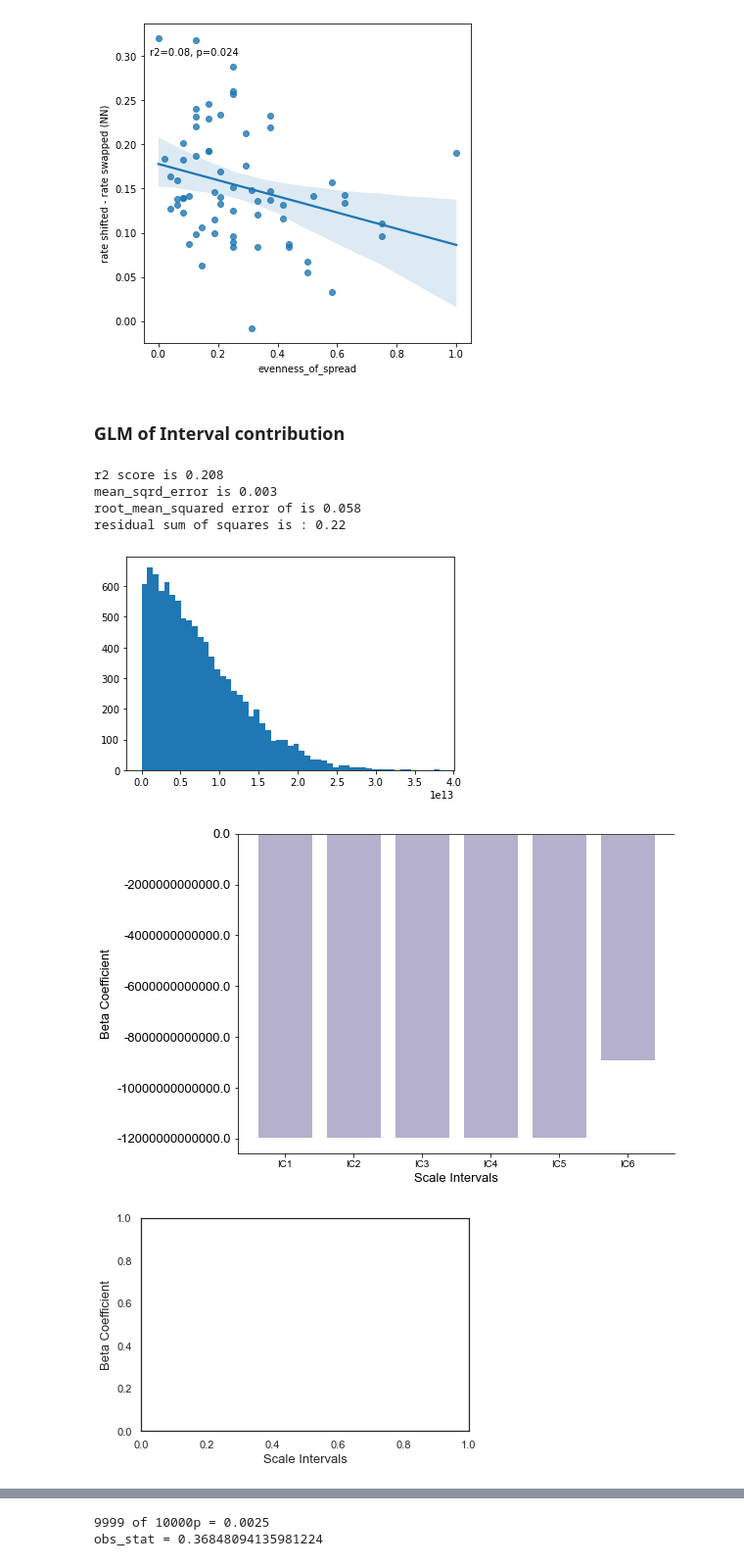
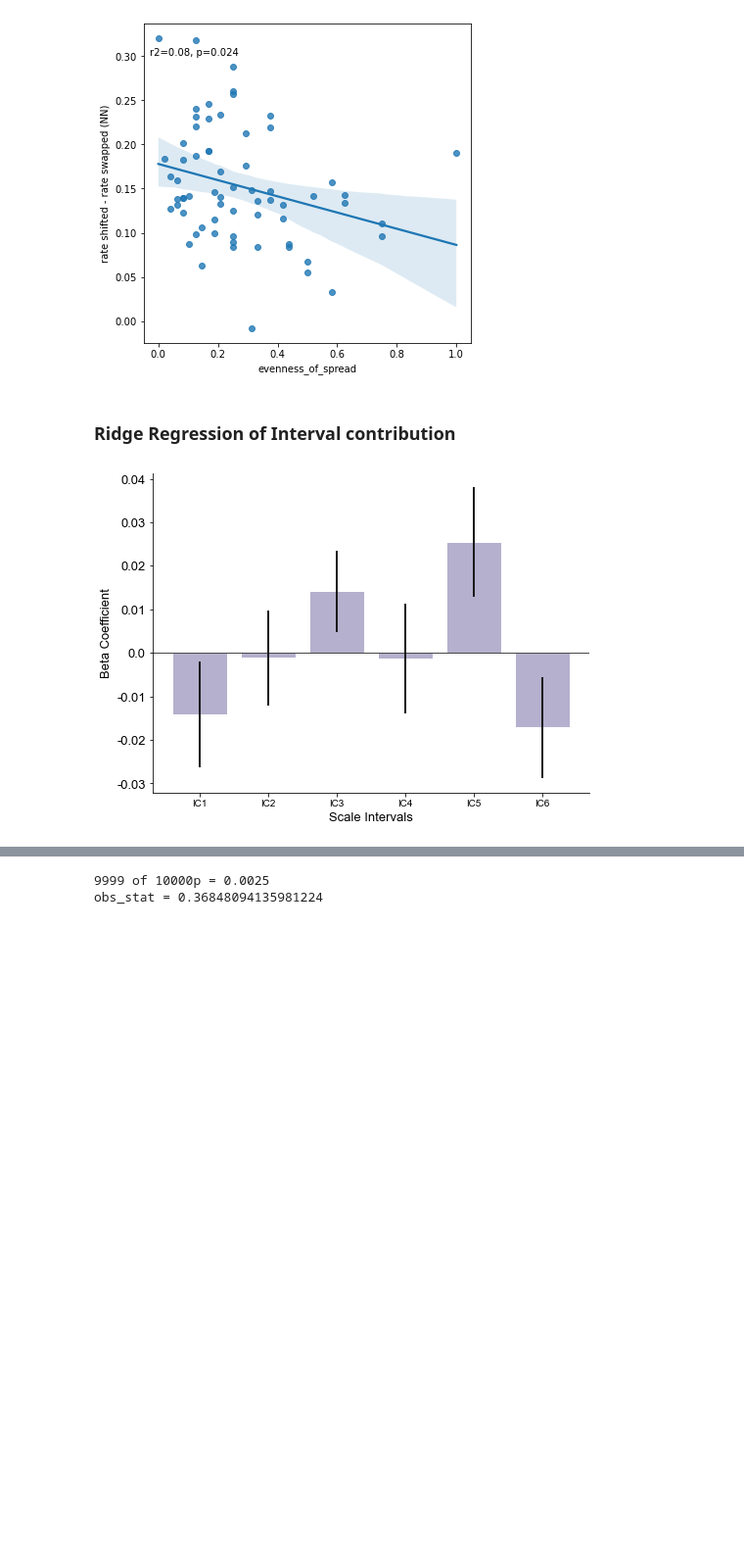
Before and after one commit to MichaelSel/Scale_paper, a Jupyter notebook: 3. Main Plotting.ipynb, the cells around one changed output, grey strips where cells are left out. Shown at 98% size. Saved outputs shown, nothing was run; the diff lists cells and outputs as text; code cells hidden in the pictures; blank space fills up the shorter version.

Commit message:
Added Ridge regression

```diff
--- a/3. Main Plotting.ipynb
+++ b/3. Main Plotting.ipynb
@@ -129,15 +129,8 @@ correlation(dataset=studyII_GL, x='evenness_of_spread', y='rate shifted - rate s
 obs_stat = -0.2802290559511709
 [figure]
 # %% [markdown]
-### GLM of Interval contribution
+### Ridge Regression of Interval contribution
 # %%
-set_level = studyII_GL.groupby('set').mean()[['IC1','IC2','IC3','IC4','IC5','IC6','rate shifted - rate swapped (NN)']]
-GLM_Linear(X_vars=['IC1', 'IC2', 'IC3', 'IC4', 'IC5', 'IC6'], Y_vars='rate shifted - rate swapped (NN)',dataset=set_level, verbose=True)
+ridge_coeffs(dataset=studyII_GL, X_vars=['IC1','IC2','IC3','IC4','IC5','IC6'], y_vars='rate shifted - rate swapped (NN)')
 # %% [output]
-r2 score is 0.208
-mean_sqrd_error is 0.003
-root_mean_squared error of is 0.058
-residual sum of squares is : 0.22
-[figure, old version]
+[figure, new version]
-[figure, removed]
-[figure, removed]
```
Also changed, not shown: parts of 5 cells of this notebook, 4 other files.
